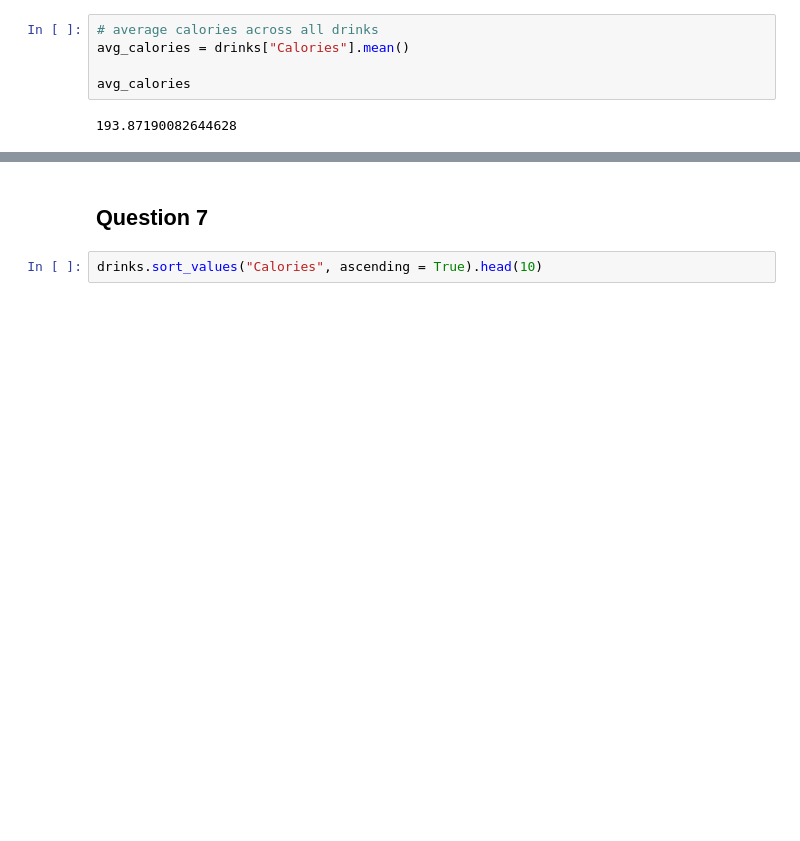
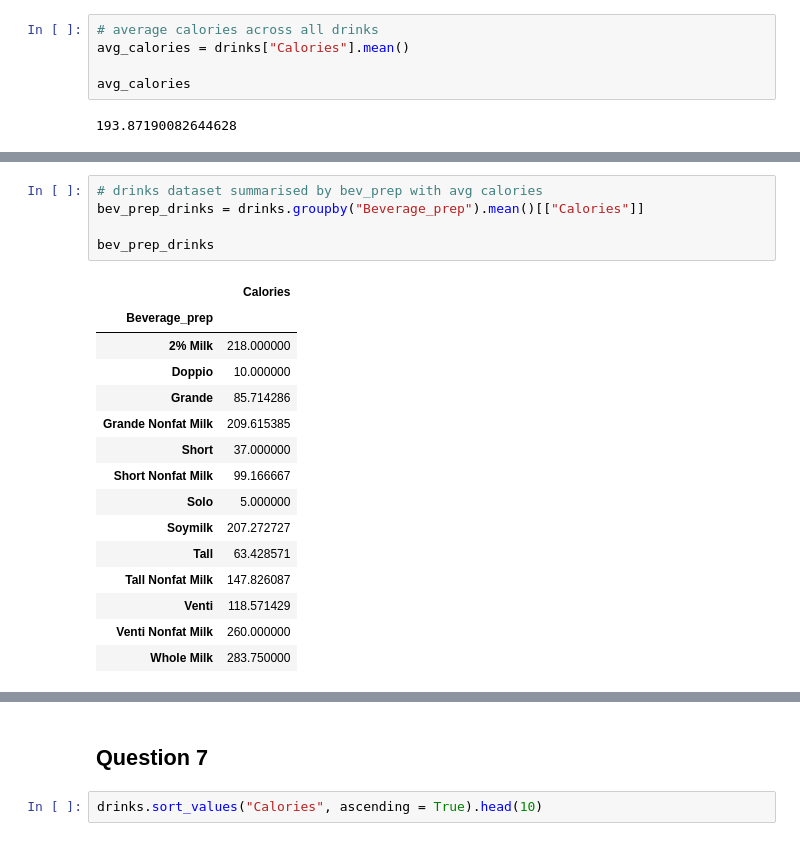
Before and after one commit to malcolmspeight/codeclan_homework_malcolmspeight, a Jupyter notebook: week_12/day_02/python_day_02_homework.ipynb, the cells around one changed output, grey strips where cells are left out. Drawn from its saved outputs; the diff is of its cells as text; blank space fills up the shorter version.

```diff
--- a/week_12/day_02/python_day_02_homework.ipynb
+++ b/week_12/day_02/python_day_02_homework.ipynb
@@ -159,0 +143,21 @@ drinks.loc[drinks["Calories"] > avg_calories]
+# %%
+# drinks dataset summarised by bev_prep with avg calories
+bev_prep_drinks = drinks.groupby("Beverage_prep").mean()[["Calories"]]
+
+bev_prep_drinks
+# %% [output]
+|  | Calories |
+| Beverage_prep |  |
+| 2% Milk | 218.000000 |
+| Doppio | 10.000000 |
+| Grande | 85.714286 |
+| Grande Nonfat Milk | 209.615385 |
+| Short | 37.000000 |
+| Short Nonfat Milk | 99.166667 |
+| Solo | 5.000000 |
+| Soymilk | 207.272727 |
+| Tall | 63.428571 |
+| Tall Nonfat Milk | 147.826087 |
+| Venti | 118.571429 |
+| Venti Nonfat Milk | 260.000000 |
+| Whole Milk | 283.750000 |
```
Also changed, not shown: parts of 2 cells of this notebook.
